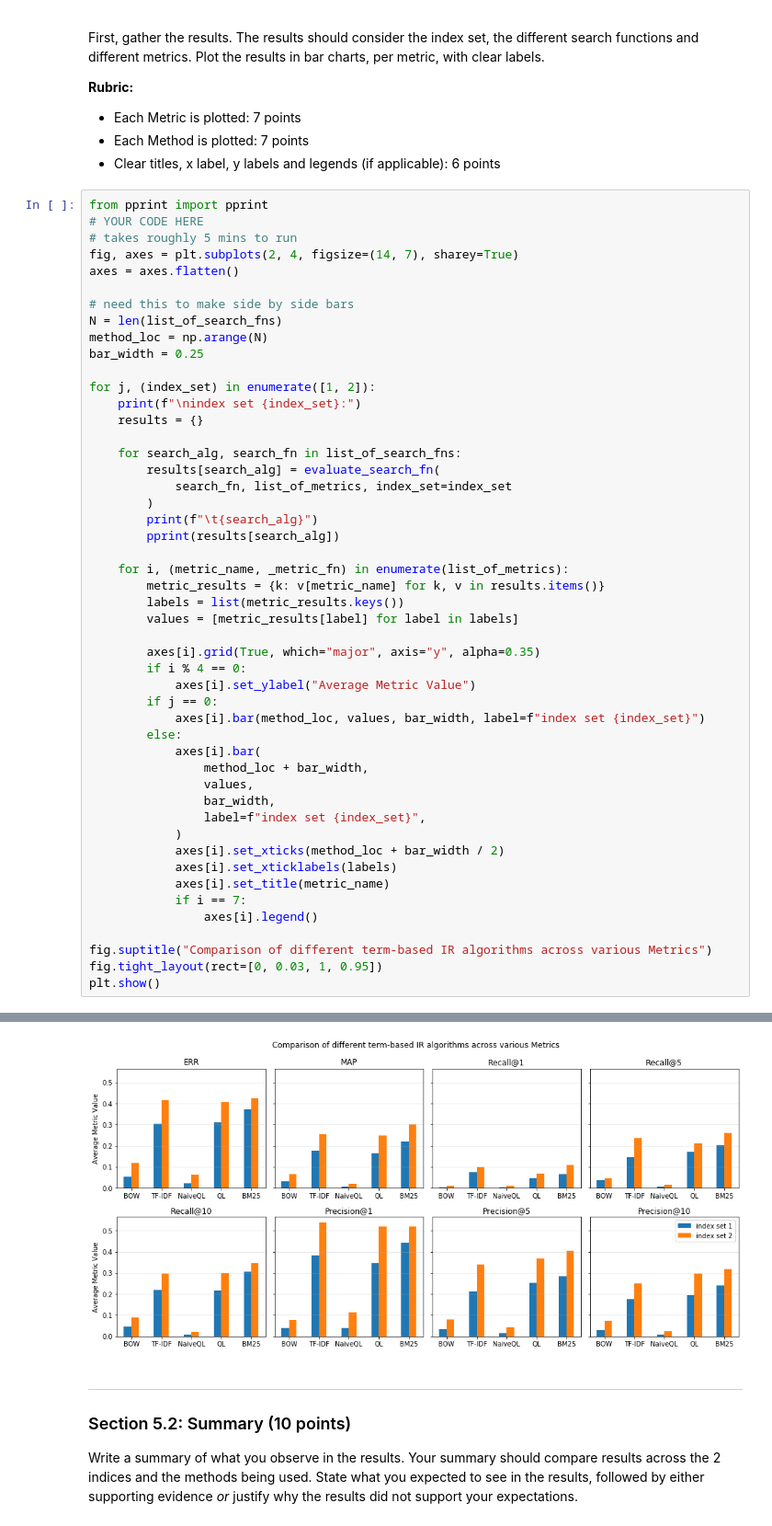
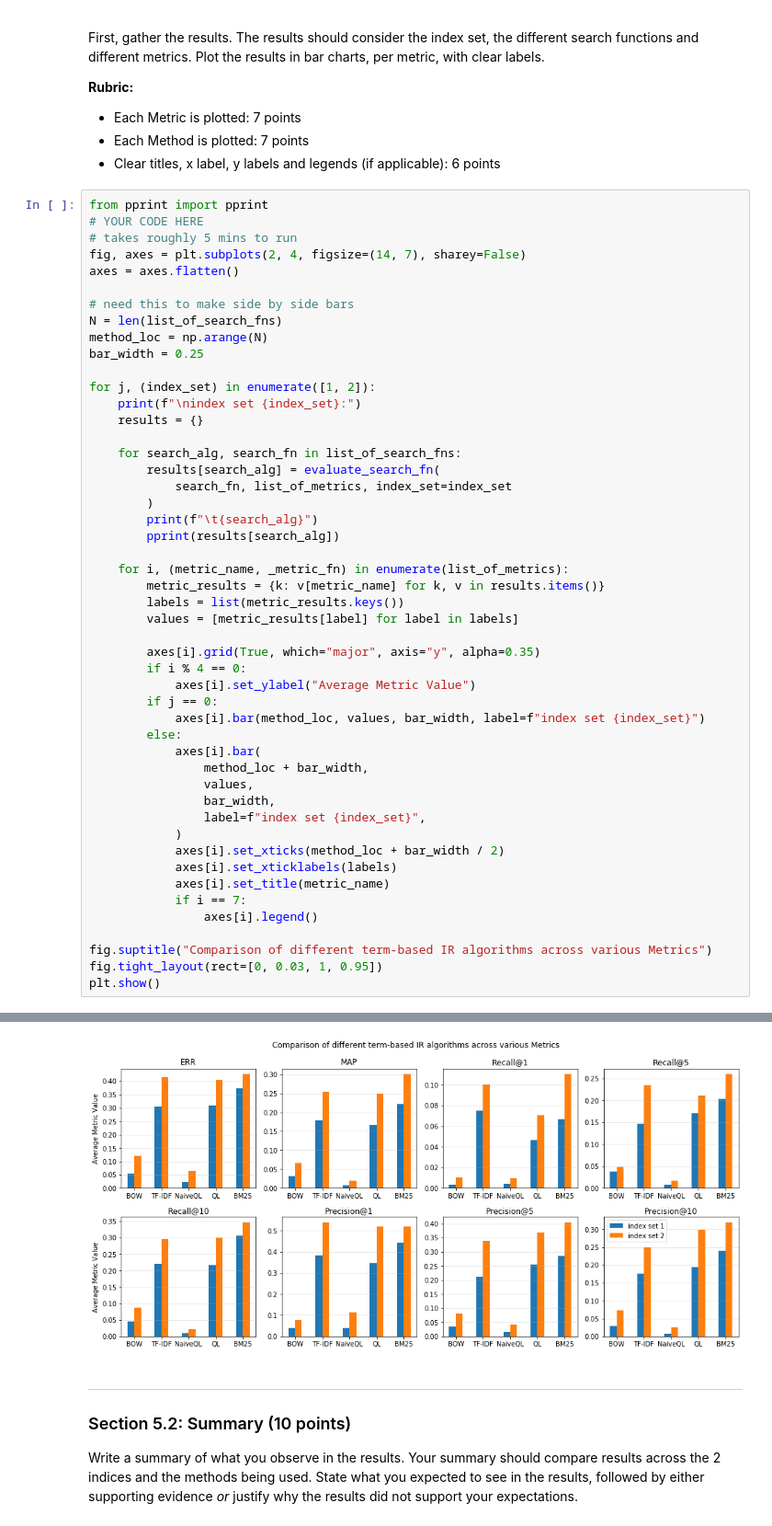
Before and after one commit to thesofakillers/ir1-labs, a Jupyter notebook: 13010840_13880527_13659294_hw1.ipynb, the cells around one changed output, grey strips where cells are left out. Shown at 92% size. Drawn from its saved outputs; the diff is of its cells as text.

Commit message:
get rid of plot shared y axis

```diff
--- a/13010840_13880527_13659294_hw1.ipynb
+++ b/13010840_13880527_13659294_hw1.ipynb
@@ -1486,7 +1486,7 @@ First, gather the results. The results should consider the index set, the differ
 from pprint import pprint
 # YOUR CODE HERE
 # takes roughly 5 mins to run
-fig, axes = plt.subplots(2, 4, figsize=(14, 7), sharey=True)
+fig, axes = plt.subplots(2, 4, figsize=(14, 7), sharey=False)
 axes = axes.flatten()
 
 # need this to make side by side bars
@@ -1522,34 +1522,34 @@ for j, (index_set) in enumerate([1, 2]):
                 bar_width,
                 label=f"index set {index_set}",
             )
             axes[i].set_xticks(method_loc + bar_width / 2)
             axes[i].set_xticklabels(labels)
             axes[i].set_title(metric_name)
             if i == 7:
                 axes[i].legend()
 
 fig.suptitle("Comparison of different term-based IR algorithms across various Metrics")
 fig.tight_layout(rect=[0, 0.03, 1, 0.95])
 plt.show()
 # %% [output]
 index set 1:
         BOW
 {'ERR': 0.055224963,
  'MAP': 0.03090453,
  'Precision@1': 0.03846154,
  'Precision@10': 0.028846154,
  'Precision@5': 0.034615386,
  'Recall@1': 0.0030982906,
  'Recall@10': 0.046087656,
  'Recall@5': 0.037126765}
         TF-IDF
 {'ERR': 0.30517504,
 ... (77 lines left out)
  'Precision@5': 0.40384614,
  'Recall@1': 0.110182874,
  'Recall@10': 0.34614927,
  'Recall@5': 0.25962994}
-[figure, old version]
+[figure, new version]
 # %% [markdown]
 ---
 ### Section 5.2: Summary (10 points)
```
Also changed, not shown: parts of 9 cells of this notebook.
